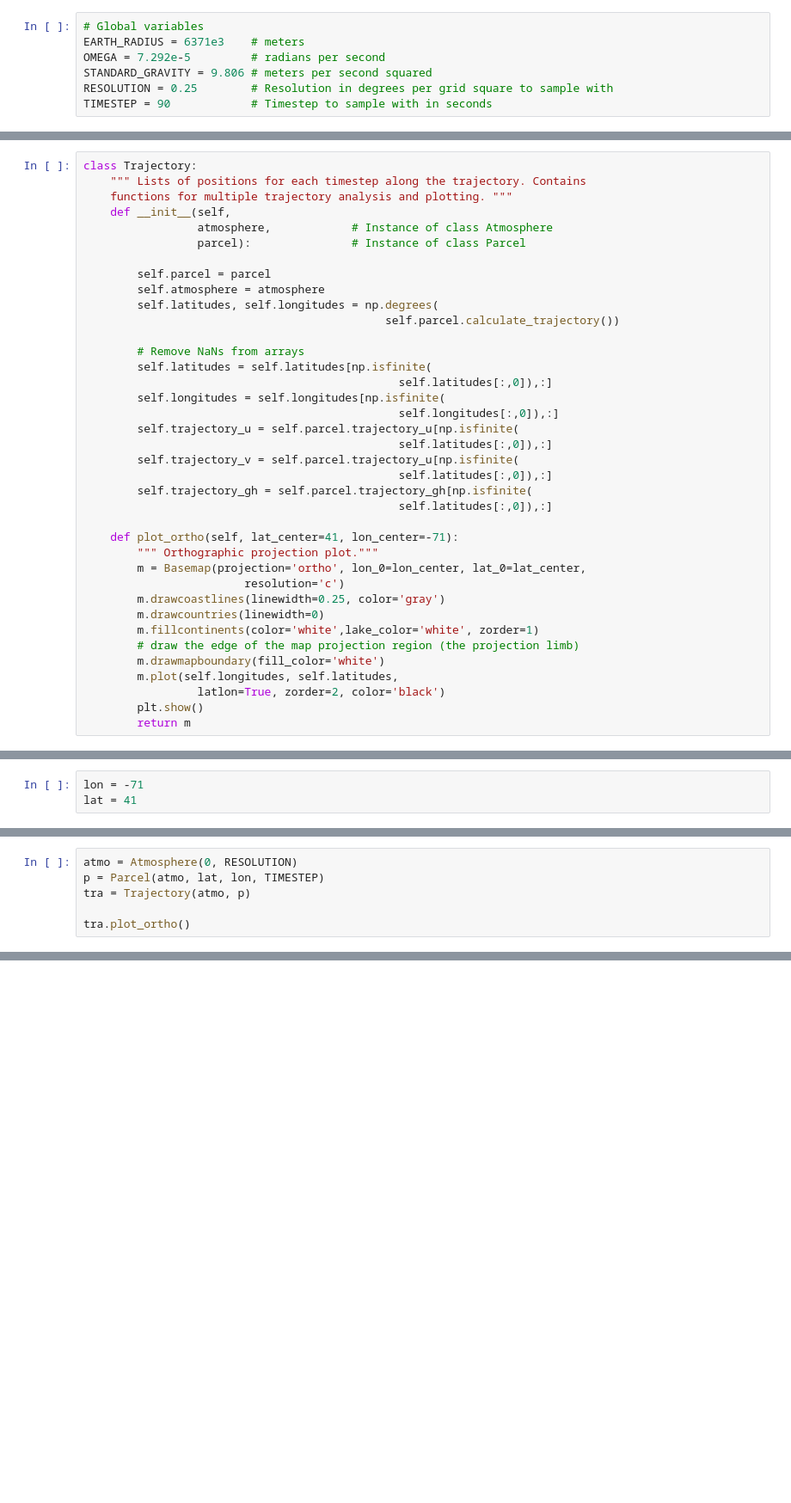
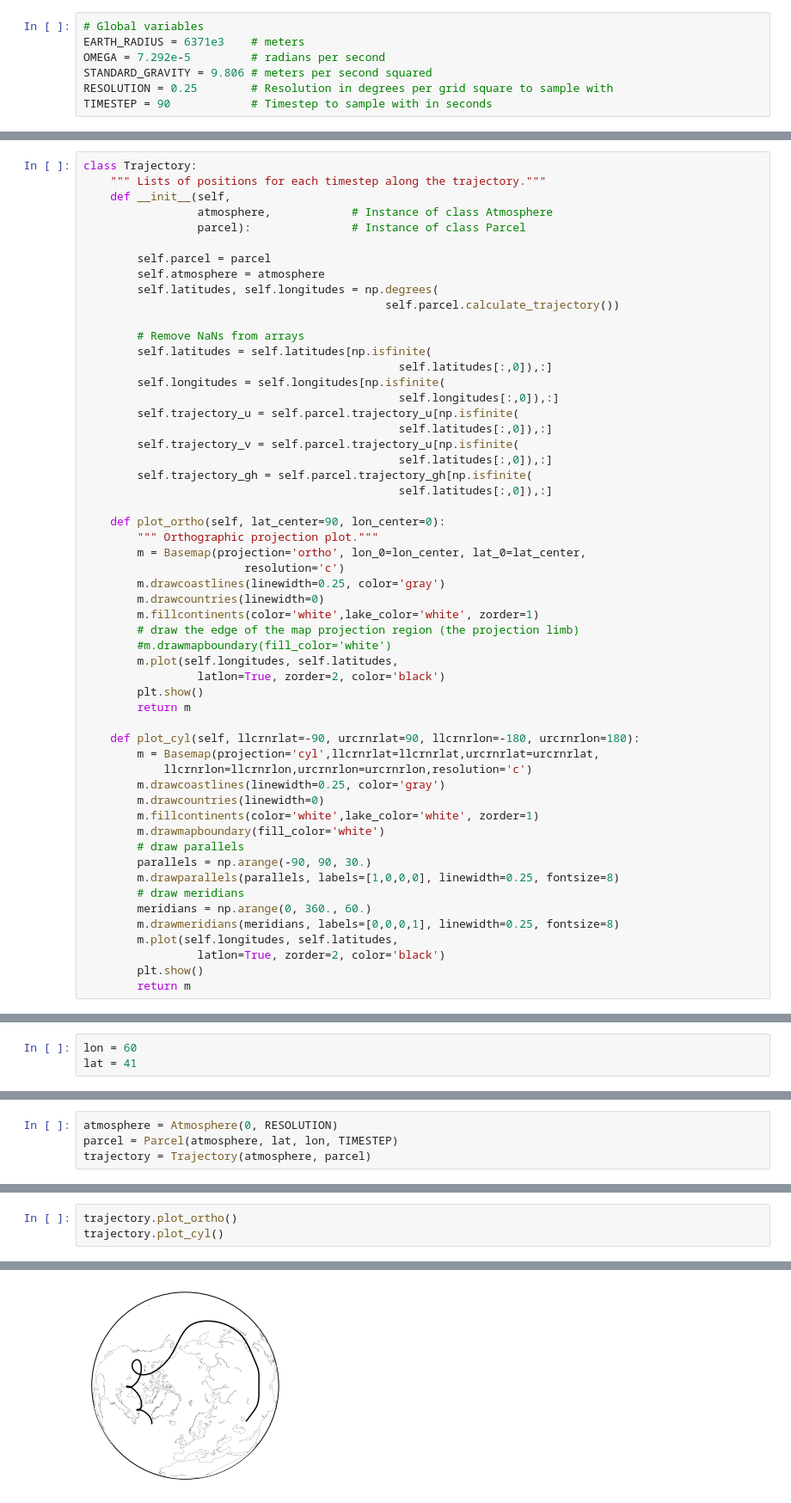
Before and after one commit to allison-schneider/EsGlobe, a Jupyter notebook: Dynamic Trajectory Force Plot.ipynb, the cells around one changed output, grey strips where cells are left out. Shown at 86% size. Cells and saved outputs as stored; diff of their text form; blank space fills up the shorter version.

Commit message:
Cylindrical and orthographic plots work in jupyter notebook; du_dt and dv_dt are saved for whole trajectory

```diff
--- a/Dynamic Trajectory Force Plot.ipynb
+++ b/Dynamic Trajectory Force Plot.ipynb
@@ -274,7 +280,6 @@ Trajectory class
 # %%
 class Trajectory:
-    """ Lists of positions for each timestep along the trajectory. Contains
-    functions for multiple trajectory analysis and plotting. """
+    """ Lists of positions for each timestep along the trajectory."""
     def __init__(self,
                  atmosphere,            # Instance of class Atmosphere
                  parcel):               # Instance of class Parcel
@@ -296,7 +301,7 @@ class Trajectory:
         self.trajectory_gh = self.parcel.trajectory_gh[np.isfinite(
                                                self.latitudes[:,0]),:]
 
-    def plot_ortho(self, lat_center=41, lon_center=-71):
+    def plot_ortho(self, lat_center=90, lon_center=0):
         """ Orthographic projection plot."""
         m = Basemap(projection='ortho', lon_0=lon_center, lat_0=lat_center,
                         resolution='c')
@@ -304,8 +309,26 @@ class Trajectory:
         m.drawcountries(linewidth=0)
         m.fillcontinents(color='white',lake_color='white', zorder=1)
         # draw the edge of the map projection region (the projection limb)
-        m.drawmapboundary(fill_color='white')
+        #m.drawmapboundary(fill_color='white')
         m.plot(self.longitudes, self.latitudes,
                  latlon=True, zorder=2, color='black')
         plt.show()
         return m
+
+    def plot_cyl(self, llcrnrlat=-90, urcrnrlat=90, llcrnrlon=-180, urcrnrlon=180):
+        m = Basemap(projection='cyl',llcrnrlat=llcrnrlat,urcrnrlat=urcrnrlat,
+            llcrnrlon=llcrnrlon,urcrnrlon=urcrnrlon,resolution='c')
+        m.drawcoastlines(linewidth=0.25, color='gray')
+        m.drawcountries(linewidth=0)
+        m.fillcontinents(color='white',lake_color='white', zorder=1)
+        m.drawmapboundary(fill_color='white')
+        # draw parallels
+        parallels = np.arange(-90, 90, 30.)
+        m.drawparallels(parallels, labels=[1,0,0,0], linewidth=0.25, fontsize=8)
+        # draw meridians
+        meridians = np.arange(0, 360., 60.)
+        m.drawmeridians(meridians, labels=[0,0,0,1], linewidth=0.25, fontsize=8)
+        m.plot(self.longitudes, self.latitudes,
+                 latlon=True, zorder=2, color='black')
+        plt.show()
+        return m
@@ -312,3 +337,3 @@ class Trajectory:
 # %%
-lon = -71
+lon = 60
 lat = 41
@@ -315,6 +342,4 @@ lat = 41
 # %%
-atmo = Atmosphere(0, RESOLUTION)
-p = Parcel(atmo, lat, lon, TIMESTEP)
-tra = Trajectory(atmo, p)
-
-tra.plot_ortho()
+atmosphere = Atmosphere(0, RESOLUTION)
+parcel = Parcel(atmosphere, lat, lon, TIMESTEP)
+trajectory = Trajectory(atmosphere, parcel)
@@ -325,0 +348,4 @@ tra.plot_ortho()
+# %%
+trajectory.plot_ortho()
+trajectory.plot_cyl()
+# %% [output]
@@ -325,0 +354 @@ tra.plot_ortho()
+[figure, added]
```
Also changed, not shown: parts of 14 cells of this notebook.
